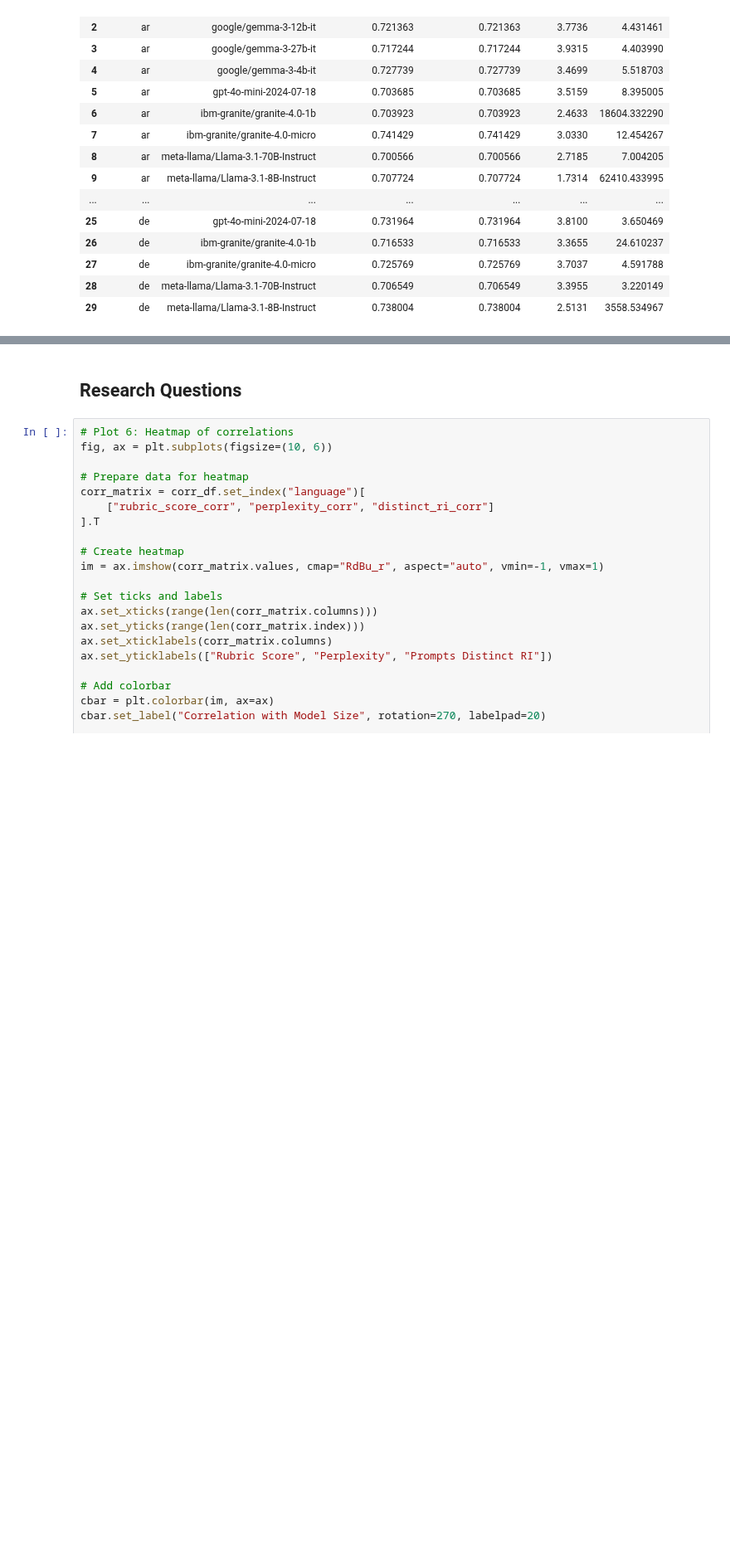
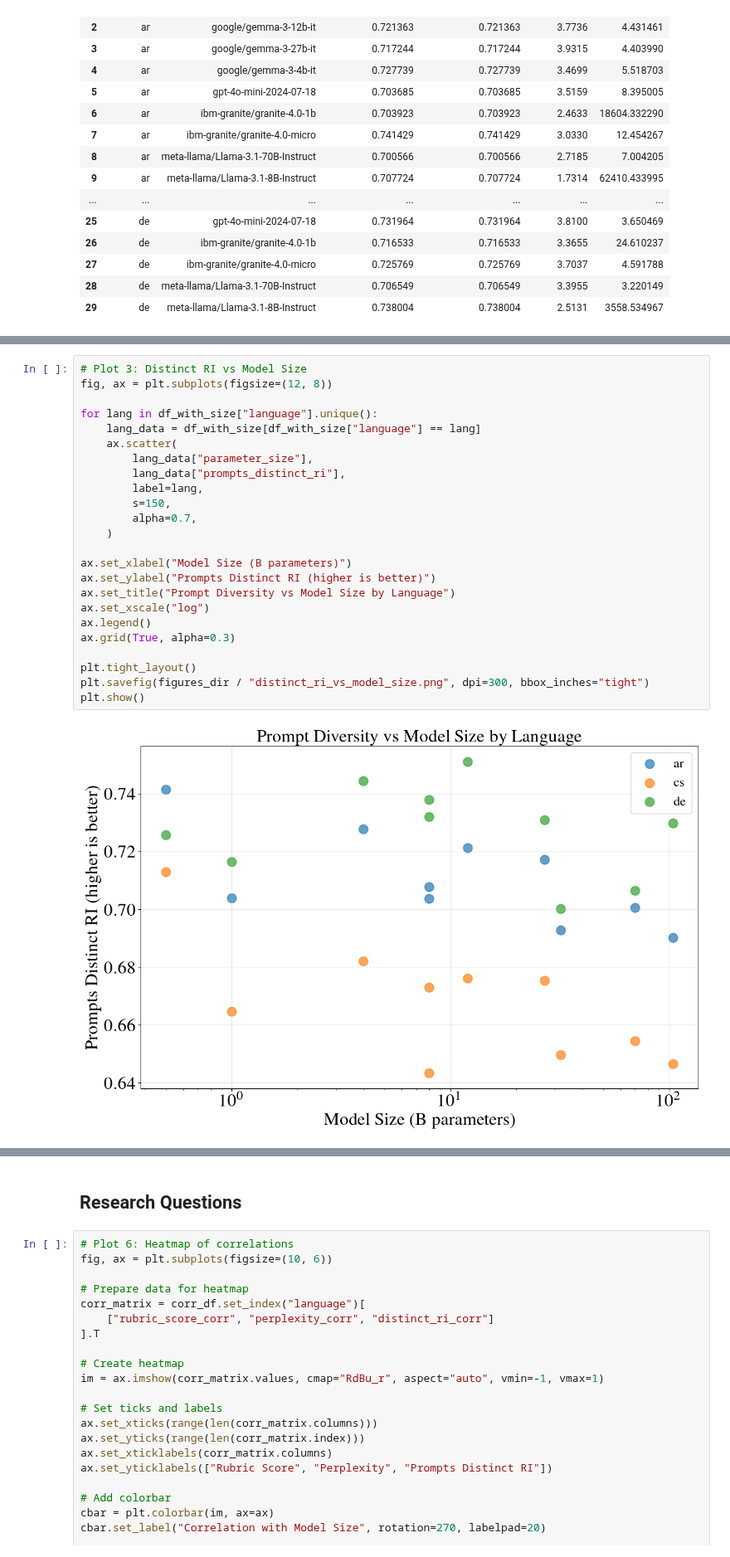
Before and after one commit to ljvmiranda921/polyglot-teachers, a Jupyter notebook: notebooks/2025-11-24-data-quality-metrics/visualize_quality_metrics.ipynb, the cells around one changed output, grey strips where cells are left out. Shown at 83% size. Cells and saved outputs as stored; diff of their text form; blank space fills up the shorter version.

```diff
--- a/notebooks/2025-11-24-data-quality-metrics/visualize_quality_metrics.ipynb
+++ b/notebooks/2025-11-24-data-quality-metrics/visualize_quality_metrics.ipynb
@@ -201,0 +298,26 @@ Recomputing perplexity values...
+# %%
+# Plot 3: Distinct RI vs Model Size
+fig, ax = plt.subplots(figsize=(12, 8))
+
+for lang in df_with_size["language"].unique():
+    lang_data = df_with_size[df_with_size["language"] == lang]
+    ax.scatter(
+        lang_data["parameter_size"],
+        lang_data["prompts_distinct_ri"],
+        label=lang,
+        s=150,
+        alpha=0.7,
+    )
+
+ax.set_xlabel("Model Size (B parameters)")
+ax.set_ylabel("Prompts Distinct RI (higher is better)")
+ax.set_title("Prompt Diversity vs Model Size by Language")
+ax.set_xscale("log")
+ax.legend()
+ax.grid(True, alpha=0.3)
+
+plt.tight_layout()
+plt.savefig(figures_dir / "distinct_ri_vs_model_size.png", dpi=300, bbox_inches="tight")
+plt.show()
+# %% [output]
+[figure, added]
```
Also changed, not shown: parts of 7 cells of this notebook, 5 other files.
